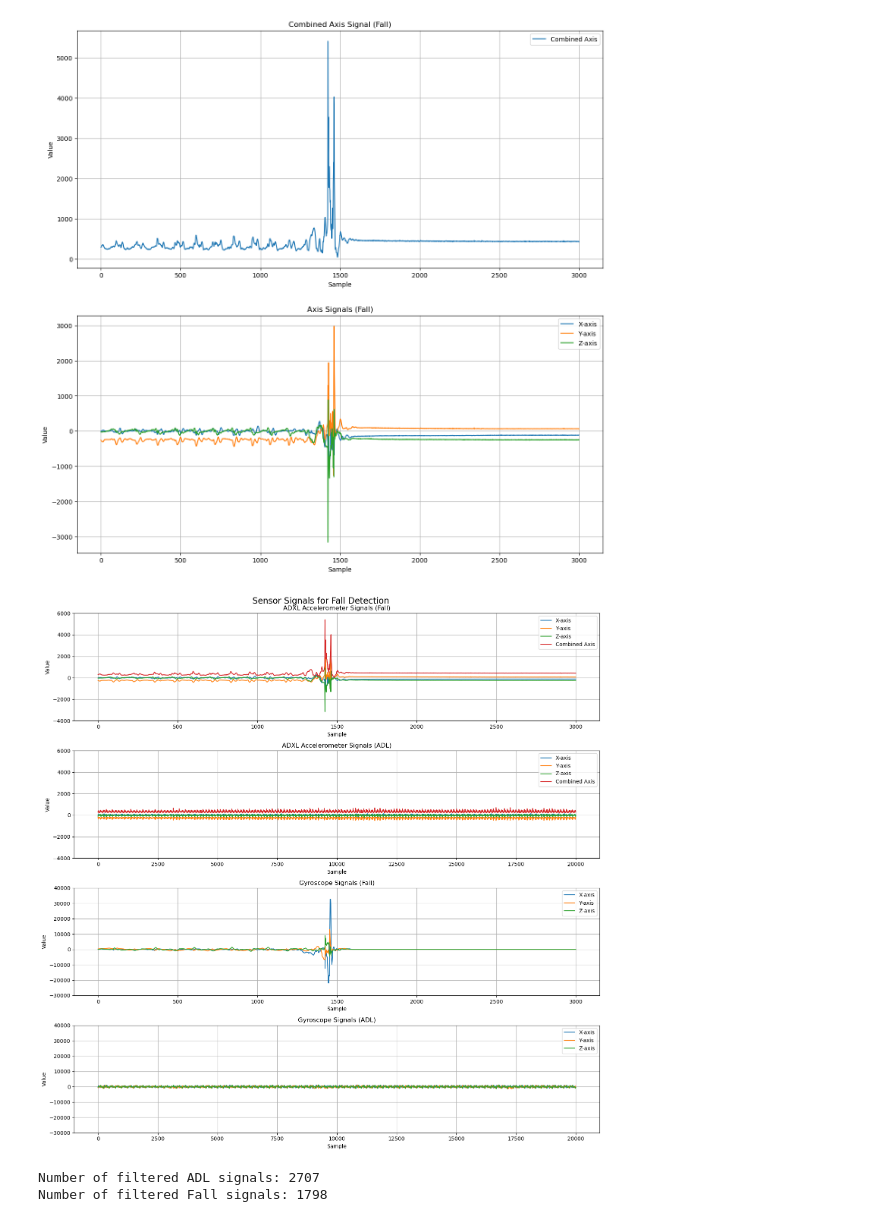
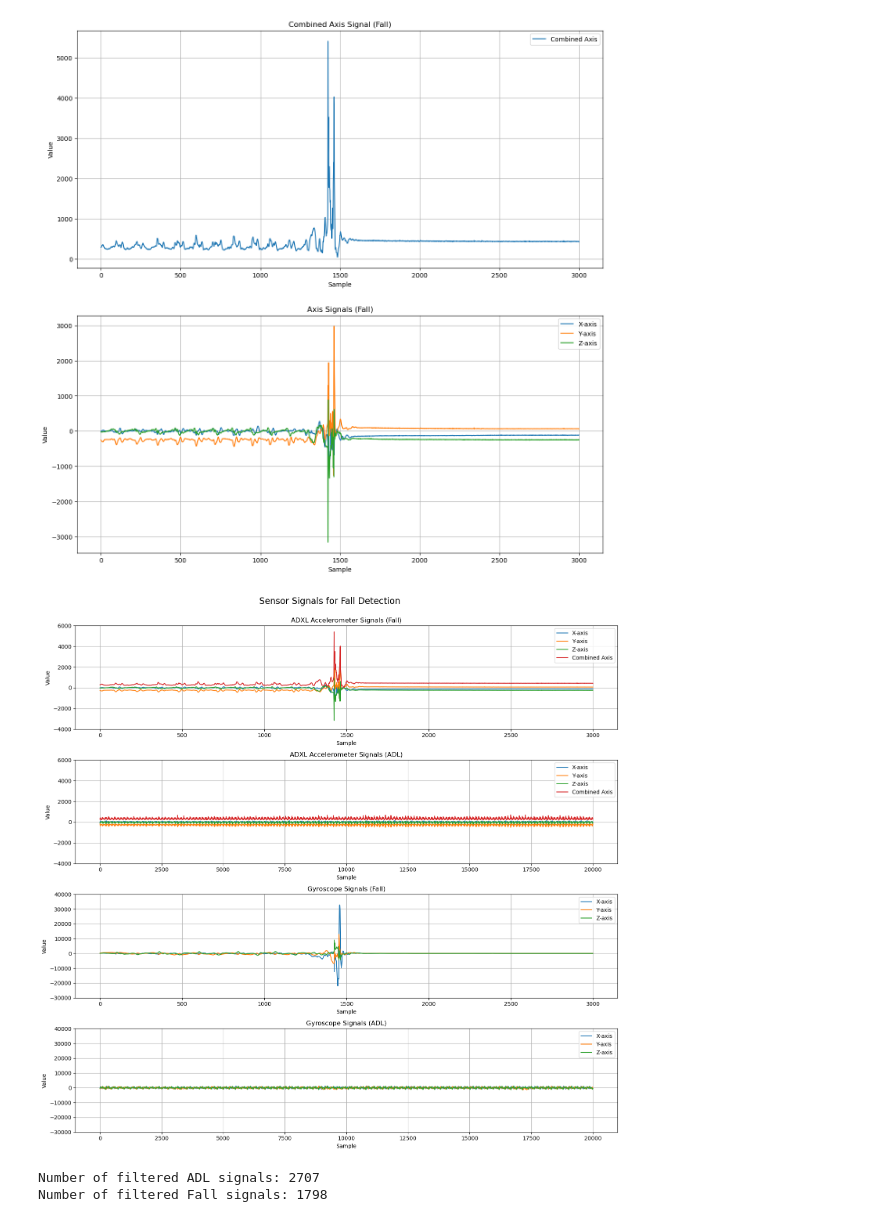
Before and after one commit to AliShrz/earpiece-fall-detection, a Jupyter notebook: main.ipynb, the cells around one changed output. Drawn from its saved outputs; the diff is of its cells as text; code cells hidden in the pictures.

```diff
--- a/main.ipynb
+++ b/main.ipynb
@@ -235,35 +240,35 @@ plt.ylabel('Value')
 plt.legend()
 plt.grid()
 
 # Plot the last 3 signals and adding together
 plt.subplot(4, 1, 3)
 plt.plot(falls[0][3, :], label='X-axis')
 plt.plot(falls[0][4, :], label='Y-axis')
 plt.plot(falls[0][5, :], label='Z-axis')
 plt.title('Gyroscope Signals (Fall)')
 plt.ylim(-30000, 40000)
 plt.xlabel('Sample')
 plt.ylabel('Value')
 plt.legend()
 plt.grid()
 
 plt.subplot(4, 1, 4)
 plt.plot(adls[0][3, :], label='X-axis')
 plt.plot(adls[0][4, :], label='Y-axis')
 plt.plot(adls[0][5, :], label='Z-axis')
 plt.title('Gyroscope Signals (ADL)')
 plt.ylim(-30000, 40000)
 plt.xlabel('Sample')
 plt.ylabel('Value')
 plt.legend()
 plt.grid()
 
 
 plt.suptitle('Sensor Signals for Fall Detection', fontsize=16)
-plt.tight_layout()
+plt.tight_layout(rect = [0, 0.03, 1, 0.98])  # Adjust the title position
 plt.show()
 # %% [output]
-[figure, old version]
+[figure, new version]
 # %%
 from scipy.signal import butter, filtfilt
 # %%
```
Also changed, not shown: parts of 13 cells of this notebook.
